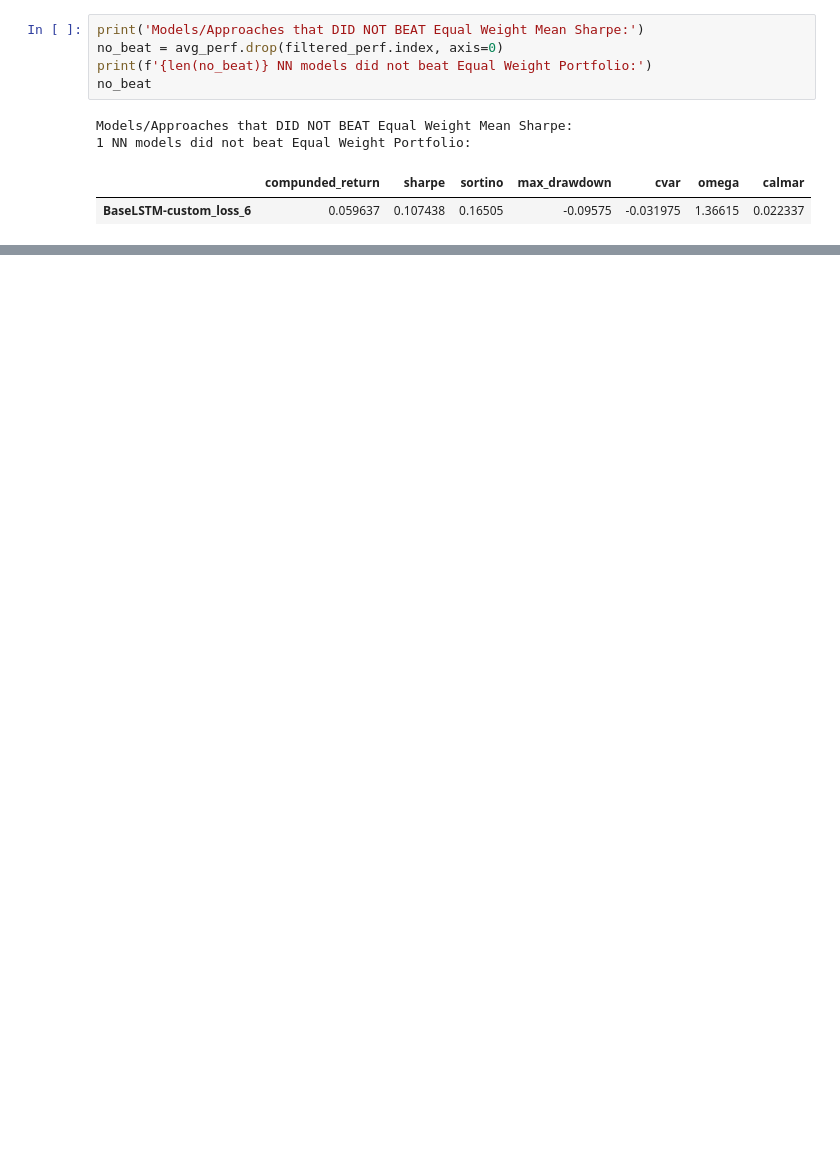
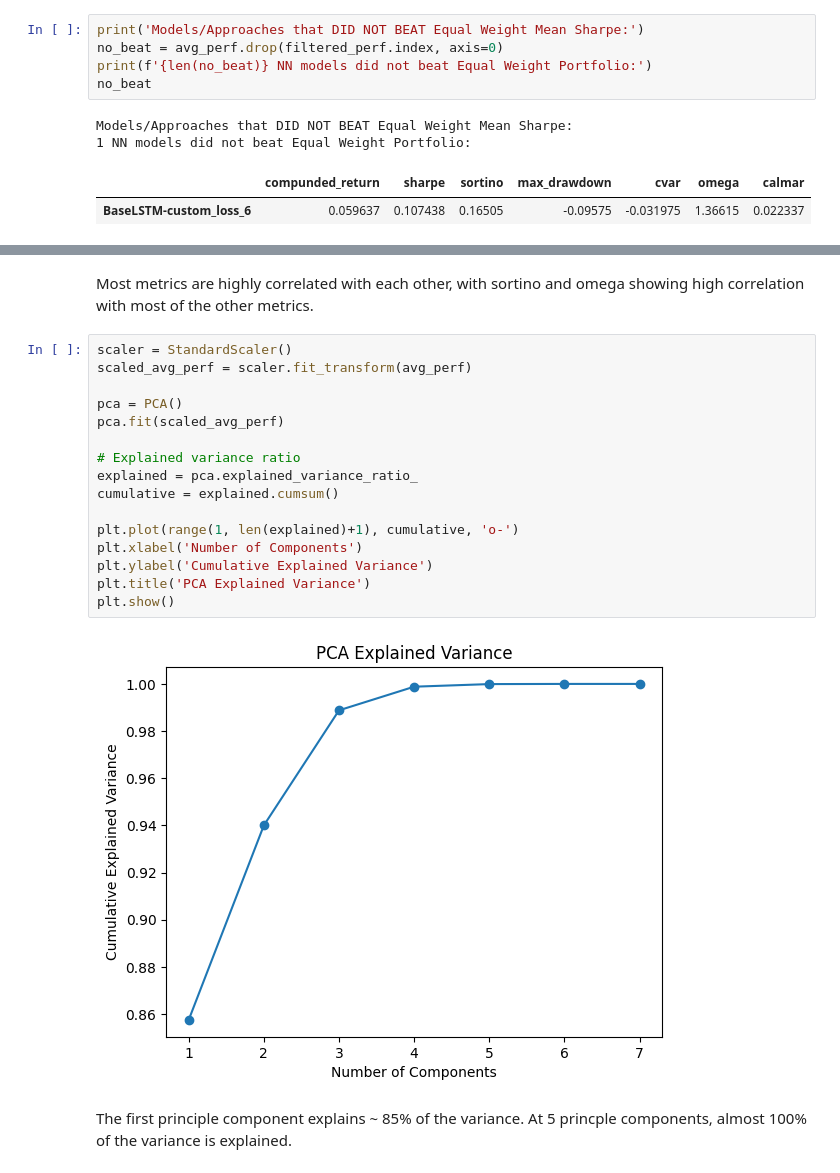
Before and after one commit to travisdesell/exact, a Jupyter notebook: financial_loss_functions/exploration/wfv_analysis.ipynb, the cells around one changed output, grey strips where cells are left out. Drawn from its saved outputs; the diff is of its cells as text; blank space fills up the shorter version.

```diff
--- a/financial_loss_functions/exploration/wfv_analysis.ipynb
+++ b/financial_loss_functions/exploration/wfv_analysis.ipynb
@@ -93,0 +144,22 @@ Models/Approaches that DID NOT BEAT Equal Weight Mean Sharpe:
+# %% [markdown]
+Most metrics are highly correlated with each other, with sortino and omega showing high correlation with most of the other metrics.
+# %%
+scaler = StandardScaler()
+scaled_avg_perf = scaler.fit_transform(avg_perf)
+
+pca = PCA()
+pca.fit(scaled_avg_perf)
+
+# Explained variance ratio
+explained = pca.explained_variance_ratio_
+cumulative = explained.cumsum()
+
+plt.plot(range(1, len(explained)+1), cumulative, 'o-')
+plt.xlabel('Number of Components')
+plt.ylabel('Cumulative Explained Variance')
+plt.title('PCA Explained Variance')
+plt.show()
+# %% [output]
+[figure, added]
+# %% [markdown]
+The first principle component explains ~ 85% of the variance. At 5 princple components, almost 100% of the variance is explained.
```
Also changed, not shown: parts of 8 cells of this notebook.
